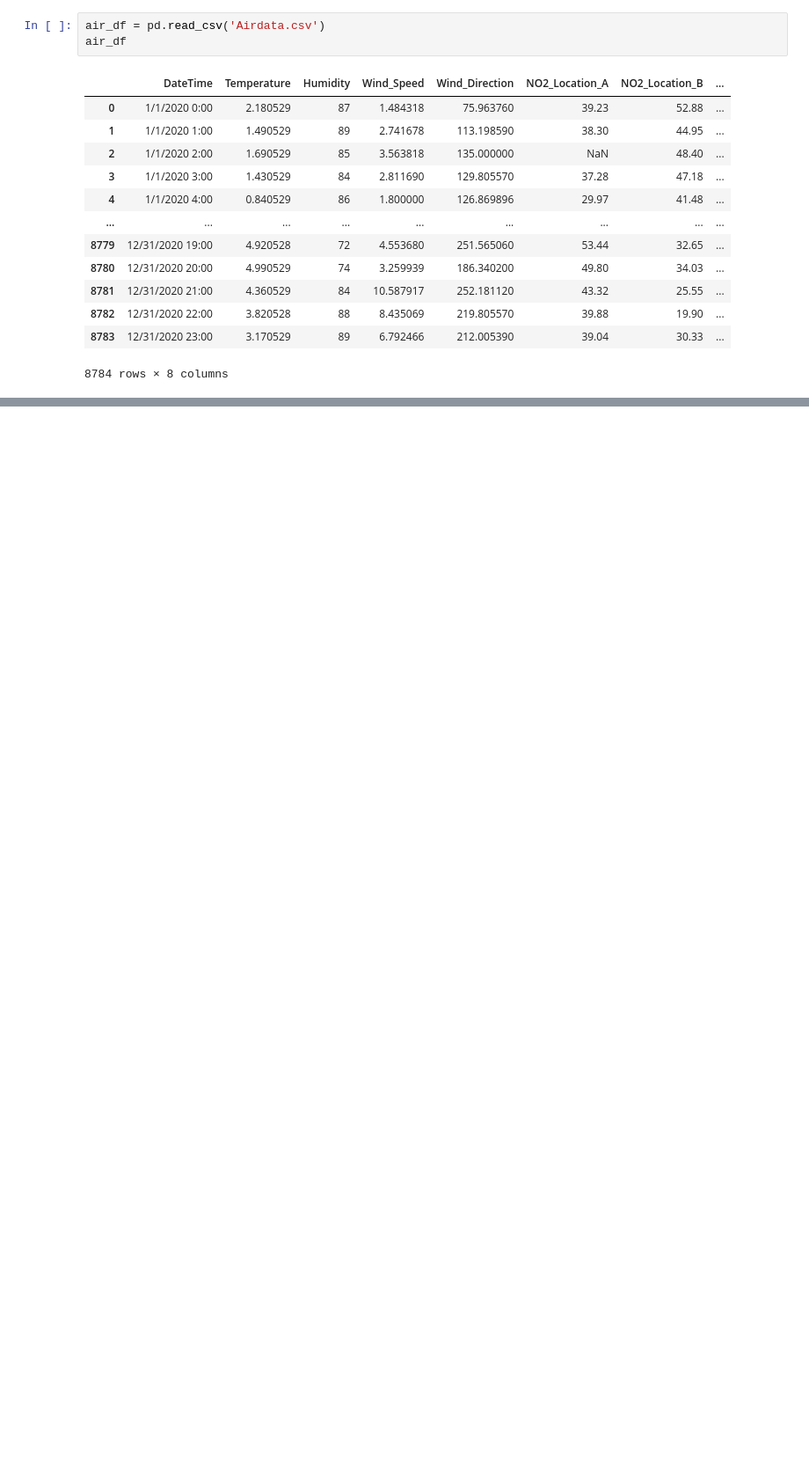
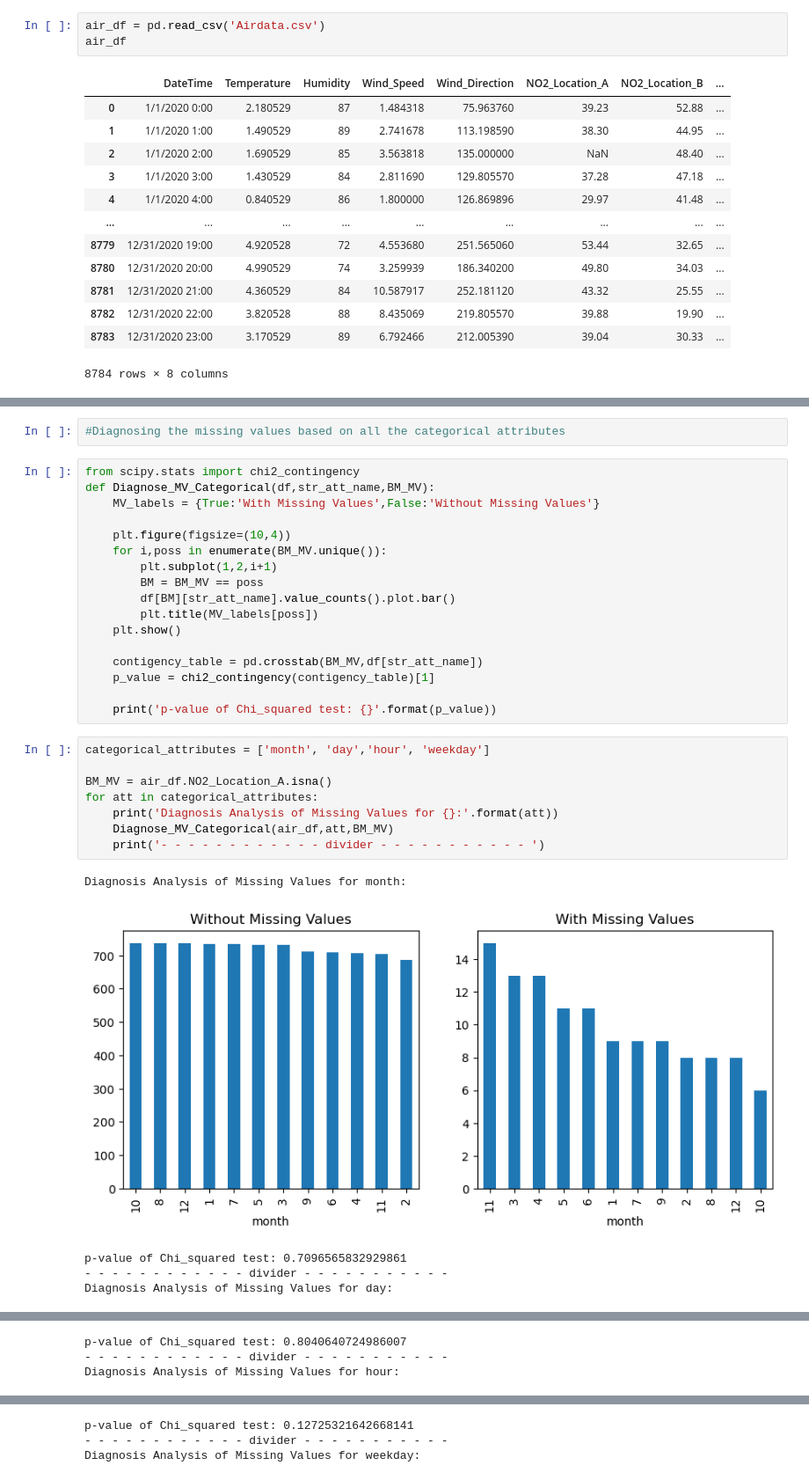
Before and after one commit to yavarim21/Airdata, a Jupyter notebook: MissingData.ipynb, the cells around one changed output, grey strips where cells are left out. Shown at 88% size. Cells and saved outputs as stored; diff of their text form; blank space fills up the shorter version.

```diff
--- a/MissingData.ipynb
+++ b/MissingData.ipynb
@@ -19,0 +287,33 @@ air_df
+# %%
+#Diagnosing the missing values based on all the categorical attributes
+# %%
+from scipy.stats import chi2_contingency
+def Diagnose_MV_Categorical(df,str_att_name,BM_MV):
+    MV_labels = {True:'With Missing Values',False:'Without Missing Values'}
+
+    plt.figure(figsize=(10,4))
+    for i,poss in enumerate(BM_MV.unique()):
+        plt.subplot(1,2,i+1)
+        BM = BM_MV == poss
+        df[BM][str_att_name].value_counts().plot.bar()
+        plt.title(MV_labels[poss])
+    plt.show()
+
+    contigency_table = pd.crosstab(BM_MV,df[str_att_name])
+    p_value = chi2_contingency(contigency_table)[1]
+
+    print('p-value of Chi_squared test: {}'.format(p_value))
+# %%
+categorical_attributes = ['month', 'day','hour', 'weekday']
+
+BM_MV = air_df.NO2_Location_A.isna()
+for att in categorical_attributes:
+    print('Diagnosis Analysis of Missing Values for {}:'.format(att))
+    Diagnose_MV_Categorical(air_df,att,BM_MV)
+    print('- - - - - - - - - - - - divider - - - - - - - - - - - ')
+# %% [output]
+Diagnosis Analysis of Missing Values for month:
+[figure, added]
+p-value of Chi_squared test: 0.7096565832929861
+- - - - - - - - - - - - divider - - - - - - - - - - -
+Diagnosis Analysis of Missing Values for day:
@@ -19,0 +321,3 @@ air_df
+p-value of Chi_squared test: 0.8040640724986007
+- - - - - - - - - - - - divider - - - - - - - - - - -
+Diagnosis Analysis of Missing Values for hour:
@@ -19,0 +325,3 @@ air_df
+p-value of Chi_squared test: 0.12725321642668141
+- - - - - - - - - - - - divider - - - - - - - - - - -
+Diagnosis Analysis of Missing Values for weekday:
```
Also changed, not shown: parts of 20 cells of this notebook.
